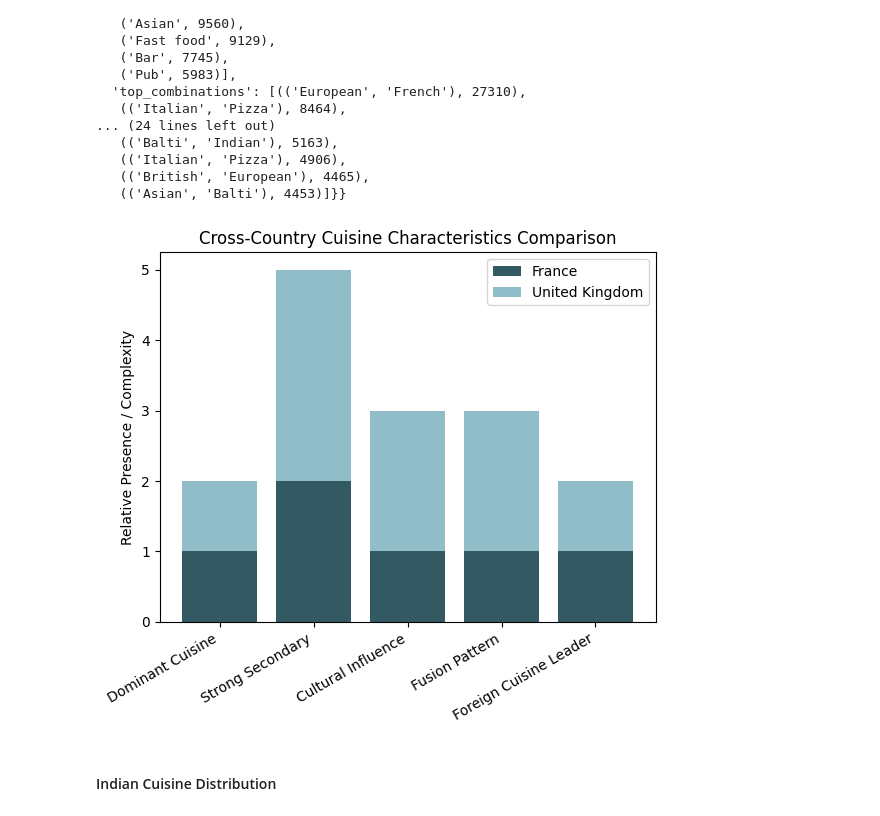
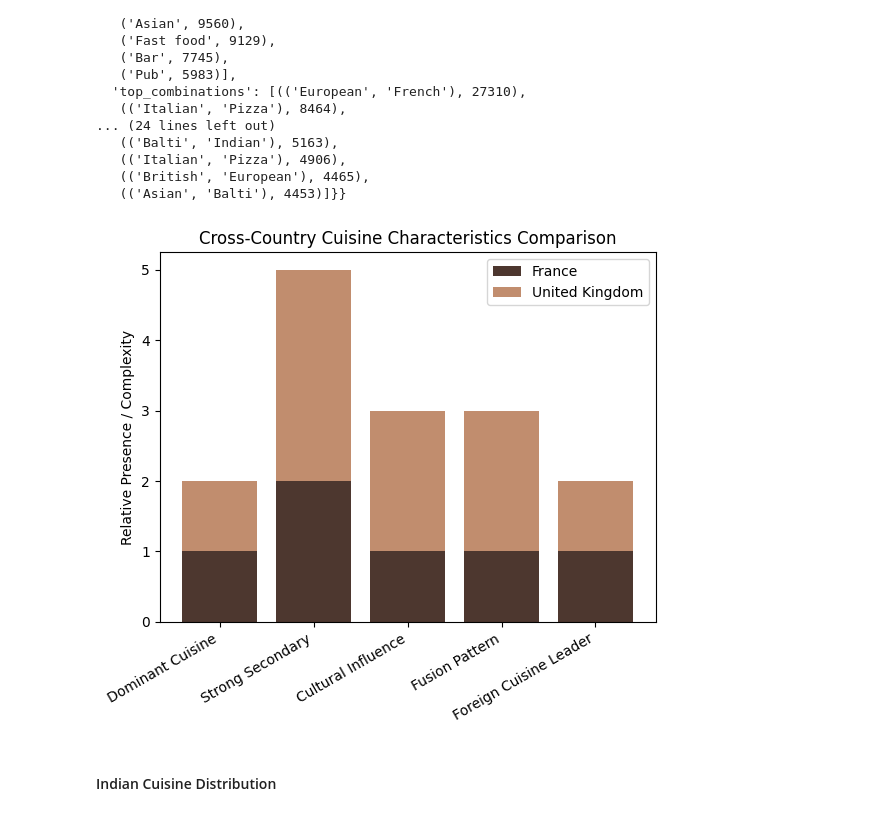
Before and after one commit to CharulMathur4592/tripadvisor_restaurants_analysis, a Jupyter notebook: notebooks/tripadvisor_european_restaurants.ipynb, the cells around one changed output. Drawn from its saved outputs; the diff is of its cells as text; code cells hidden in the pictures.

```diff
--- a/notebooks/tripadvisor_european_restaurants.ipynb
+++ b/notebooks/tripadvisor_european_restaurants.ipynb
@@ -564,34 +560,34 @@ Foreign Cuisine Leader	          Italian	                         Indian
 # %%
 # Create comparison data for plotting
 
 data = {
     "Aspect": [
         "Dominant Cuisine",
         "Strong Secondary",
         "Cultural Influence",
         "Fusion Pattern",
         "Foreign Cuisine Leader"
     ],
     "France": [1, 2, 1, 1, 1],
     "United Kingdom": [1, 3, 2, 2, 1]
 }
 
 df_cuisine = pd.DataFrame(data)
 
 # Plot grouped bar chart
 plt.figure()
 x = range(len(df_cuisine["Aspect"]))
 
-plt.bar(x, df_cuisine["France"], label="France", color = "#335962")
-plt.bar(x, df_cuisine["United Kingdom"], bottom=df_cuisine["France"], label="United Kingdom", color = "#90bdc8")
+plt.bar(x, df_cuisine["France"], label="France", color = "#4d372f")
+plt.bar(x, df_cuisine["United Kingdom"], bottom=df_cuisine["France"], label="United Kingdom", color = "#c18d6e")
 
 plt.xticks(x, df_cuisine["Aspect"], rotation=30, ha="right")
 plt.ylabel("Relative Presence / Complexity")
 plt.title("Cross-Country Cuisine Characteristics Comparison")
 plt.legend()
 plt.show()
 # %% [output]
-[figure, old version]
+[figure, new version]
 # %%
 """
 
```
Also changed, not shown: parts of 77 cells of this notebook.
